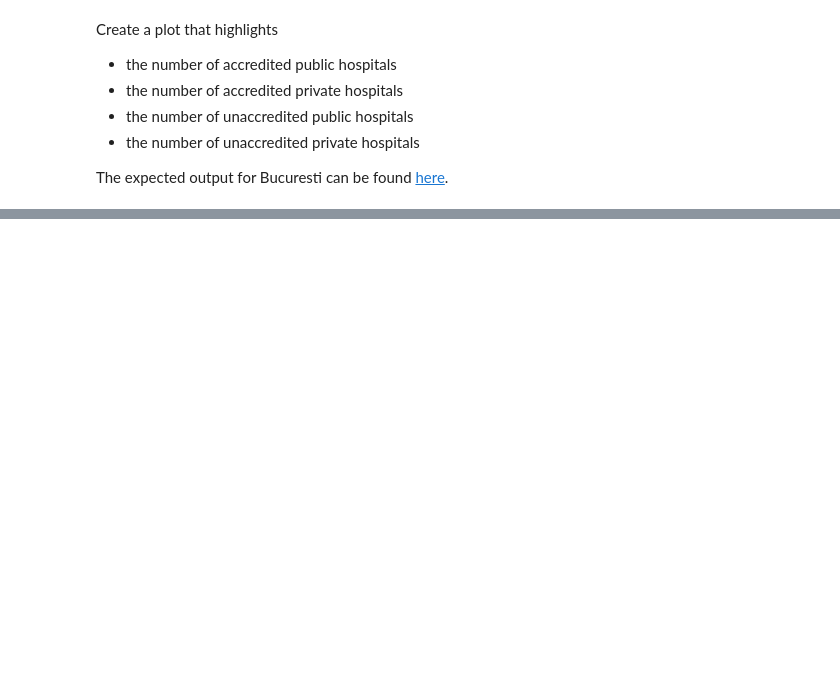
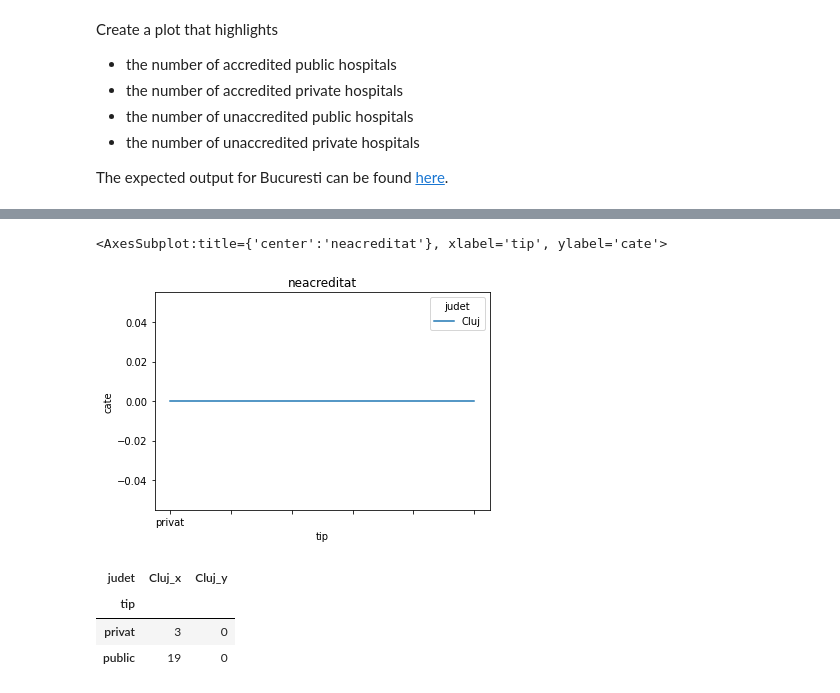
Before and after one commit to autrefois/bootcamp, a Jupyter notebook: 2022/python_workshop/notebooks/10_test.ipynb, the cells around one changed output, grey strips where cells are left out. Cells and saved outputs as stored; diff of their text form; code cells hidden in the pictures; blank space fills up the shorter version.

```diff
--- a/2022/python_workshop/notebooks/10_test.ipynb
+++ b/2022/python_workshop/notebooks/10_test.ipynb
@@ -133,2 +257,22 @@ plot_data.head()
+# %%
+plot_neacreditat = stat.pivot_table(index='tip', columns='judet', values='unaccredited', aggfunc='sum')
+# %%
+plot_neacreditat.plot(title= f'neacreditat', ylabel='cate')
+# %% [output]
+<AxesSubplot:title={'center':'neacreditat'}, xlabel='tip', ylabel='cate'>
+[figure, added]
+# %%
+from functools import reduce
+
+
+
+plot_data = reduce(lambda left,right: pd.merge(left,right,on=['tip'], how='inner'), [plot_acreditat, plot_neacreditat])
+
+plot_data.head()
+# %% [output]
+| judet | Cluj_x | Cluj_y |
+| tip |  |  |
+| privat | 3 | 0 |
+| public | 19 | 0 |
 # %%
 plot_data.plot(kind="bar")
```
Also changed, not shown: parts of 24 cells of this notebook.
